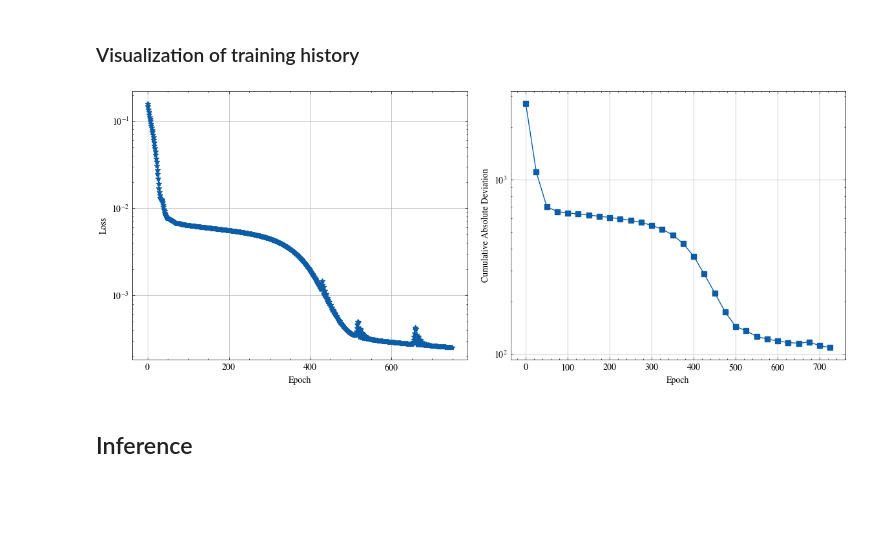
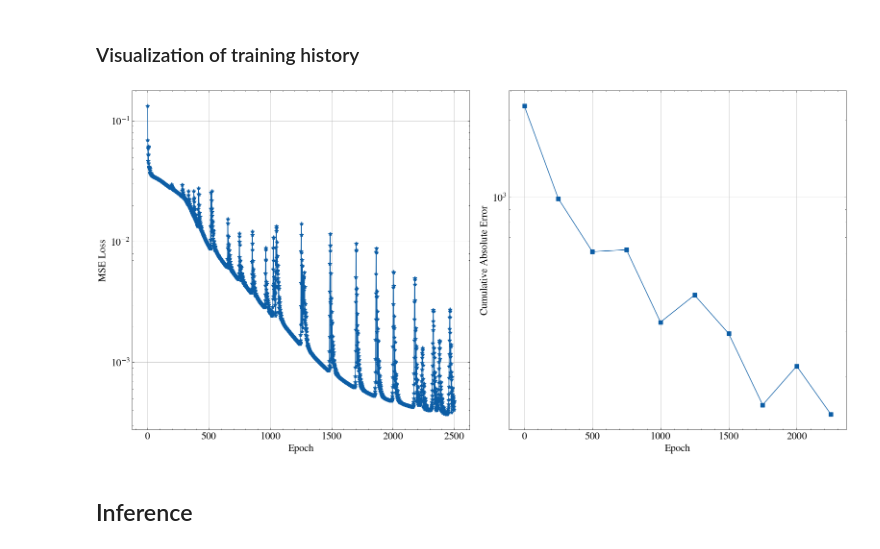
Before and after one commit to 338rajesh/cache, a Jupyter notebook: src/machine_learning/breathing_ellipse.ipynb, the cells around one changed output. Saved outputs shown, nothing was run; the diff lists cells and outputs as text; code cells hidden in the pictures; blank space fills up the shorter version.

```diff
--- a/src/machine_learning/breathing_ellipse.ipynb
+++ b/src/machine_learning/breathing_ellipse.ipynb
@@ -61,7 +61,9 @@ plt.style.use(['science','no-latex'])
 # %% [markdown]
 ## Data Generation
 # %%
-def generate_truth(beta_0, omega, t_final, num_locus_pts, num_time_steps):
+def generate_truth(
+    beta_0, omega, t_final, num_locus_pts=64, num_time_steps=32
+):
     theta = torch.linspace(0, 2 * torch.pi, num_locus_pts).to(device)
     time_values = torch.linspace(0, t_final, num_time_steps).to(device)
     xi = 1.0  # Area constant
@@ -69,10 +71,9 @@ def generate_truth(beta_0, omega, t_final, num_locus_pts, num_time_steps):
     # beta(t) using your sinusoidal function
     a = beta_0 + (1 / beta_0)
     b = beta_0 - (1 / beta_0)
-    c = 0.5 * (omega / t_final) * time_values
 
     # coeff = (1 - beta0**2) / (beta0 * torch.sin(torch.tensor(omega * T)))
-    beta_t = 0.5 * (a + (b * torch.cos(c)))
+    beta_t = 0.5 * (a + (b * torch.cos(omega * time_values)))
 
     ellipses = []
     for b in beta_t:
@@ -115,8 +124,8 @@ Ellipses:
 
 The model should take Input: [x, y, t] and then Output: [vx, vy]
 # %%
-LEARNING_RATE = 0.001
-NUM_EPOCHS = 750
-PRINT_FREQ = 25  # in epochs
+LEARNING_RATE = 0.005
+NUM_EPOCHS = 2500
+PRINT_FREQ = 250  # in epochs
 # %%
 class VelocityField(nn.Module):
@@ -203,27 +244,39 @@ Model saved to /home/rajesh/work/ml/neural_ode/breathing_ellipse/be_v_field_mode
 ### Visualization of training history
 # %%
 loss_values = np.array(loss_values)
+lr_values =  np.array(lr_values)
 cum_abs_deviations = np.array(cum_abs_deviations)
 
-fig, (ax1, ax2) = plt.subplots(1, 2, figsize=(12, 5))
-plt.rcParams['font.size'] = 15.0
-
-ax1.plot(loss_values[:, 0], loss_values[:, 1], marker='*')
-ax1.set_xlabel("Epoch")
-ax1.set_ylabel("Loss")
-ax1.set_yscale('log')
-ax1.grid()
-
-ax2.plot(cum_abs_deviations[:, 0], cum_abs_deviations[:, 1], marker='s')
-ax2.set_xlabel("Epoch")
-ax2.set_ylabel("Cumulative Absolute Deviation")
-ax2.set_yscale('log')
-ax2.grid()
-
+fig, axs = plt.subplots(1, 2, figsize=(16, 8))
+plt.rcParams["font.size"] = 15.0
+axs[0].plot(
+    loss_values[:, 0],
+    loss_values[:, 1],
+    marker="*",
+    label="Loss",
+)
+axs[0].set_ylabel("MSE Loss")
+axs[1].plot(
+    cum_abs_deviations[:, 0],
+    cum_abs_deviations[:, 1],
+    marker="s",
+    label="Cum_abs_deviation",
+)
+axs[1].set_ylabel("Cumulative Absolute Error")
+# axs[2].plot(
+#     lr_values[:, 0],
+#     lr_values[:, 1],
+#     marker="*",
+#     label="Learning Rate",
+# )
+for a_ax in axs:
+    a_ax.set_xlabel("Epoch")
+    a_ax.set_yscale("log")
+    a_ax.grid()
 plt.tight_layout()
 plt.show()
 # %% [output]
-[figure, old version]
+[figure, new version]
 # %% [markdown]
 ## Inference
 # %%
```
Also changed, not shown: parts of 14 cells of this notebook, 5 other files.
